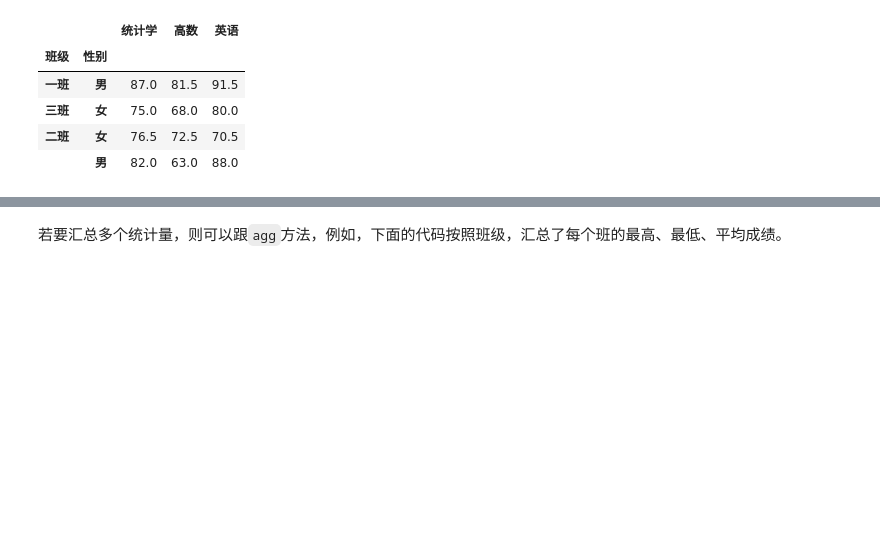
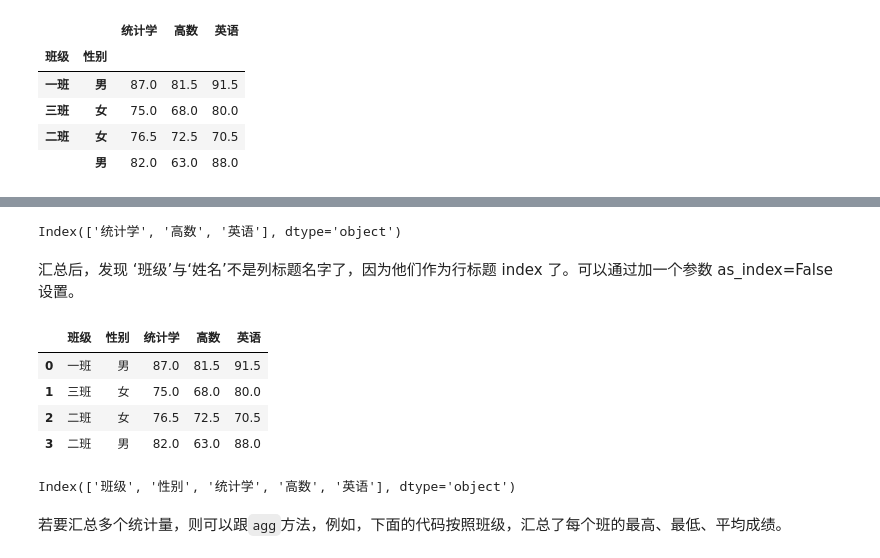
Before and after one commit to RobinChen121/book-Python-Data-Science-en, a Jupyter notebook: data-science/_build/html/_sources/introduction-to-pandas.ipynb, the cells around one changed output, grey strips where cells are left out. Drawn from its saved outputs; the diff is of its cells as text; code cells hidden in the pictures; blank space fills up the shorter version.

```diff
--- a/data-science/_build/html/_sources/introduction-to-pandas.ipynb
+++ b/data-science/_build/html/_sources/introduction-to-pandas.ipynb
@@ -716,3 +728,22 @@ df.groupby(['班级', '性别']).mean() # 按班级、性别汇总平均成绩
+# %%
+df2.columns
+# %% [output]
+Index(['统计学', '高数', '英语'], dtype='object')
+# %% [markdown]
+汇总后，发现 ‘班级’与‘姓名’不是列标题名字了，因为他们作为行标题 index 了。可以通过加一个参数 as_index=False 设置。
+# %%
+df2 = df.groupby(['班级', '性别'], as_index=False).mean(numeric_only=True) # 按班级、性别汇总平均成绩
+df2
+# %% [output]
+|  | 班级 | 性别 | 统计学 | 高数 | 英语 |
+| 0 | 一班 | 男 | 87.0 | 81.5 | 91.5 |
+| 1 | 三班 | 女 | 75.0 | 68.0 | 80.0 |
+| 2 | 二班 | 女 | 76.5 | 72.5 | 70.5 |
+| 3 | 二班 | 男 | 82.0 | 63.0 | 88.0 |
+# %%
+df2.columns
+# %% [output]
+Index(['班级', '性别', '统计学', '高数', '英语'], dtype='object')
 # %% [markdown]
 若要汇总多个统计量，则可以跟``agg``方法，例如，下面的代码按照班级，汇总了每个班的最高、最低、平均成绩。
 # %%
```
Also changed, not shown: parts of 53 cells of this notebook, 5 other files.
